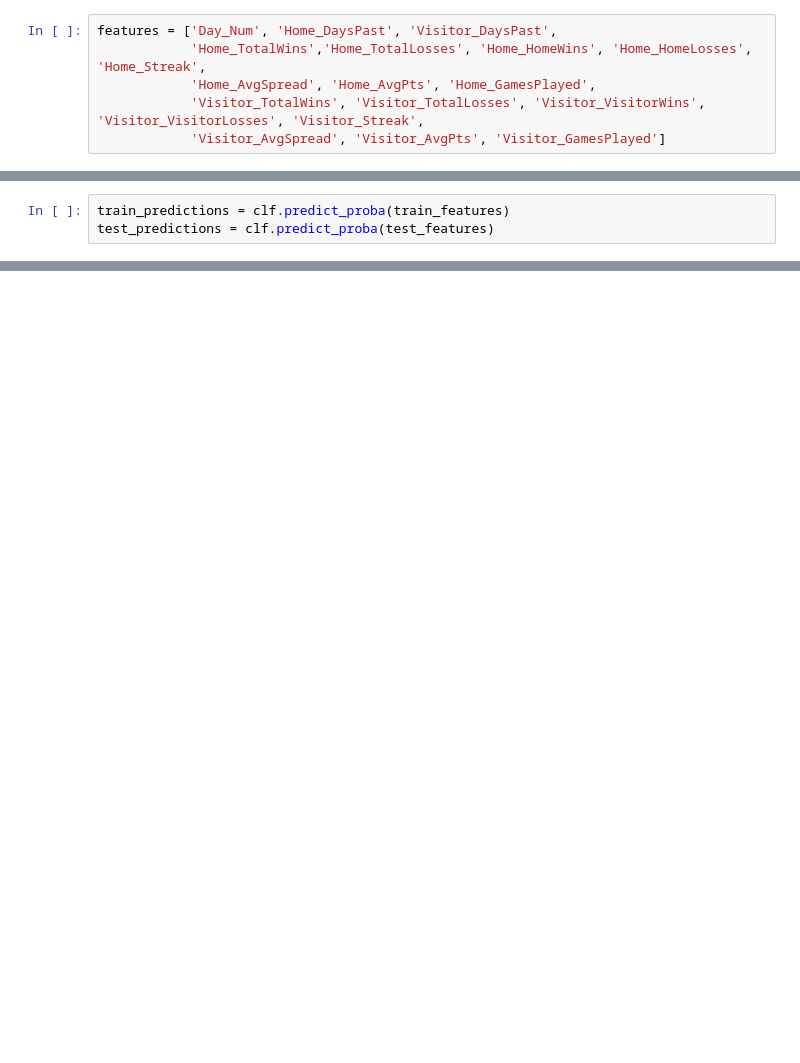
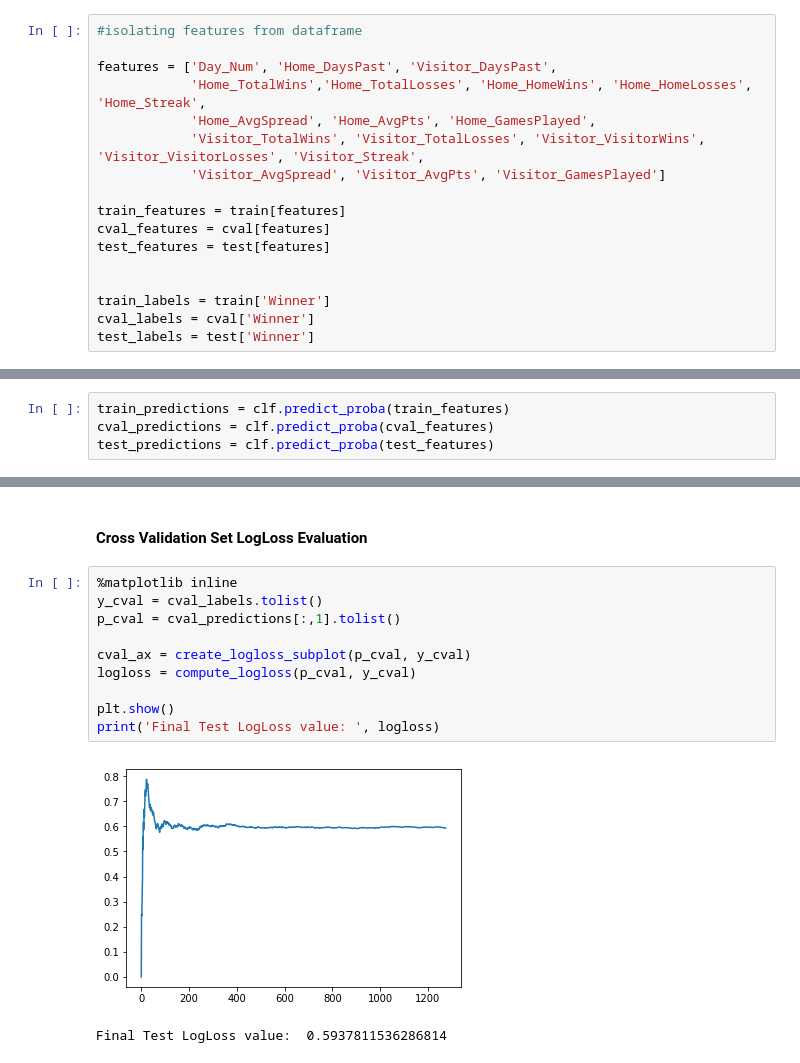
Before and after one commit to ntozer/nba-game-predictor, a Jupyter notebook: mlp_nn_classifer.ipynb, the cells around one changed output, grey strips where cells are left out. Cells and saved outputs as stored; diff of their text form; blank space fills up the shorter version.

```diff
--- a/mlp_nn_classifer.ipynb
+++ b/mlp_nn_classifer.ipynb
@@ -44,6 +33,17 @@ test_labels = test['Winner']
 # %%
+#isolating features from dataframe
+
 features = ['Day_Num', 'Home_DaysPast', 'Visitor_DaysPast',
             'Home_TotalWins','Home_TotalLosses', 'Home_HomeWins', 'Home_HomeLosses', 'Home_Streak',
             'Home_AvgSpread', 'Home_AvgPts', 'Home_GamesPlayed',
             'Visitor_TotalWins', 'Visitor_TotalLosses', 'Visitor_VisitorWins', 'Visitor_VisitorLosses', 'Visitor_Streak',
             'Visitor_AvgSpread', 'Visitor_AvgPts', 'Visitor_GamesPlayed']
+
+train_features = train[features]
+cval_features = cval[features]
+test_features = test[features]
+
+
+train_labels = train['Winner']
+cval_labels = cval['Winner']
+test_labels = test['Winner']
@@ -64,4 +98,5 @@ MLPClassifier(activation='logistic', alpha=1e-05, batch_size='auto',
        warm_start=False)
 # %%
 train_predictions = clf.predict_proba(train_features)
+cval_predictions = clf.predict_proba(cval_features)
 test_predictions = clf.predict_proba(test_features)
@@ -93,0 +118,15 @@ Final LogLoss value:  0.657098160994
+# %% [markdown]
+#### Cross Validation Set LogLoss Evaluation
+# %%
+%matplotlib inline
+y_cval = cval_labels.tolist()
+p_cval = cval_predictions[:,1].tolist()
+
+cval_ax = create_logloss_subplot(p_cval, y_cval)
+logloss = compute_logloss(p_cval, y_cval)
+
+plt.show()
+print('Final Test LogLoss value: ', logloss)
+# %% [output]
+[figure, added]
+Final Test LogLoss value:  0.5937811536286814
```
Also changed, not shown: parts of 20 cells of this notebook, 2 other files.
